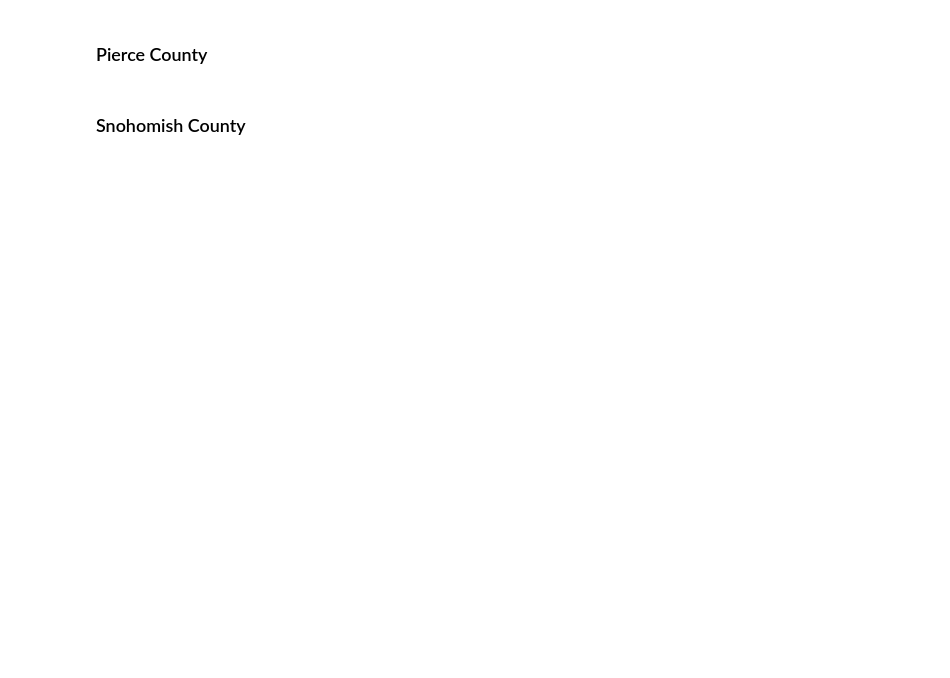
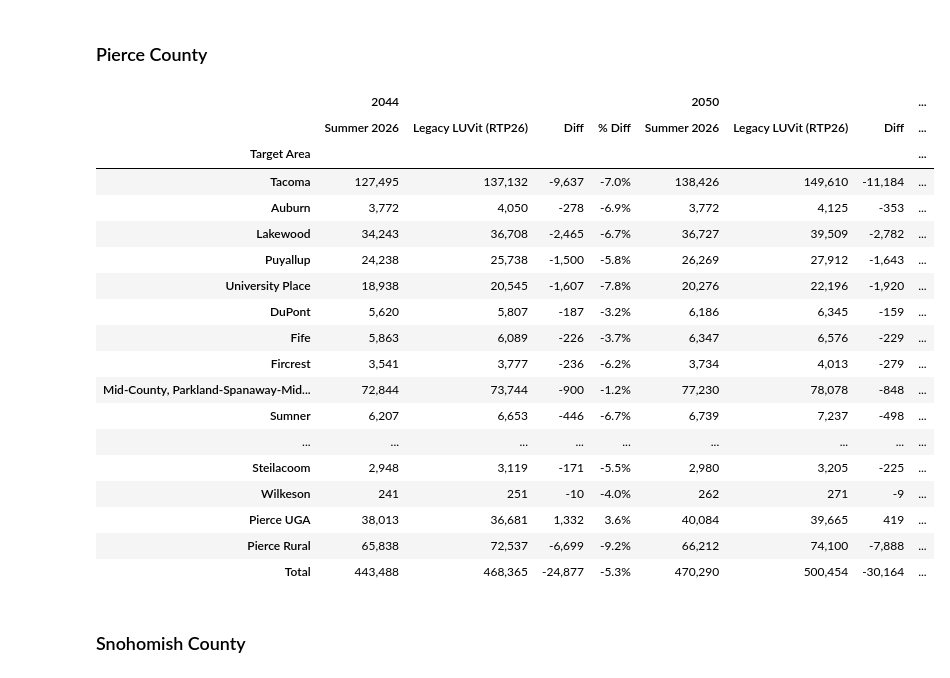
Before and after one commit to psrc/control_totals, a Jupyter notebook: examples/summer_2026/validation.ipynb, the cells around one changed output. Saved outputs shown, nothing was run; the diff lists cells and outputs as text; code cells hidden in the pictures; blank space fills up the shorter version.

```diff
--- a/examples/summer_2026/validation.ipynb
+++ b/examples/summer_2026/validation.ipynb
@@ -141,8 +219,28 @@ display(target_comparison_table(s26_hh, s26_xwalk, leg_hh, leg_xwalk, "2050", 53
 # %% [markdown]
 ### Pierce County
 # %%
-display(target_comparison_table(s26_hh, s26_xwalk, leg_hh, leg_xwalk, "2050", 53053,
+display(target_comparison_table(s26_hh, s26_xwalk, leg_hh, leg_xwalk, _END_YEARS, 53053,
                                 label_a="Summer 2026", label_b="Legacy LUVit (RTP26)"))
+# %% [output]
+|  | 2044 |  |  |  | 2050 |  |  | ... |
+|  | Summer 2026 | Legacy LUVit (RTP26) | Diff | % Diff | Summer 2026 | Legacy LUVit (RTP26) | Diff | ... |
+| Target Area |  |  |  |  |  |  |  | ... |
+| Tacoma | 127,495 | 137,132 | -9,637 | -7.0% | 138,426 | 149,610 | -11,184 | ... |
+| Auburn | 3,772 | 4,050 | -278 | -6.9% | 3,772 | 4,125 | -353 | ... |
+| Lakewood | 34,243 | 36,708 | -2,465 | -6.7% | 36,727 | 39,509 | -2,782 | ... |
+| Puyallup | 24,238 | 25,738 | -1,500 | -5.8% | 26,269 | 27,912 | -1,643 | ... |
+| University Place | 18,938 | 20,545 | -1,607 | -7.8% | 20,276 | 22,196 | -1,920 | ... |
+| DuPont | 5,620 | 5,807 | -187 | -3.2% | 6,186 | 6,345 | -159 | ... |
+| Fife | 5,863 | 6,089 | -226 | -3.7% | 6,347 | 6,576 | -229 | ... |
+| Fircrest | 3,541 | 3,777 | -236 | -6.2% | 3,734 | 4,013 | -279 | ... |
+| Mid-County, Parkland-Spanaway-Mid... | 72,844 | 73,744 | -900 | -1.2% | 77,230 | 78,078 | -848 | ... |
+| Sumner | 6,207 | 6,653 | -446 | -6.7% | 6,739 | 7,237 | -498 | ... |
+| ... | ... | ... | ... | ... | ... | ... | ... | ... |
+| Steilacoom | 2,948 | 3,119 | -171 | -5.5% | 2,980 | 3,205 | -225 | ... |
+| Wilkeson | 241 | 251 | -10 | -4.0% | 262 | 271 | -9 | ... |
+| Pierce UGA | 38,013 | 36,681 | 1,332 | 3.6% | 40,084 | 39,665 | 419 | ... |
+| Pierce Rural | 65,838 | 72,537 | -6,699 | -9.2% | 66,212 | 74,100 | -7,888 | ... |
+| Total | 443,488 | 468,365 | -24,877 | -5.3% | 470,290 | 500,454 | -30,164 | ... |
 # %% [markdown]
 ### Snohomish County
 # %%
```
Also changed, not shown: parts of 12 cells of this notebook, 2 other files.
